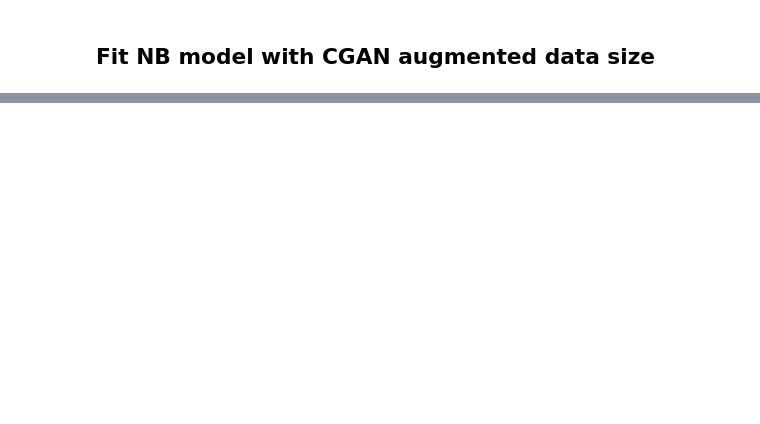
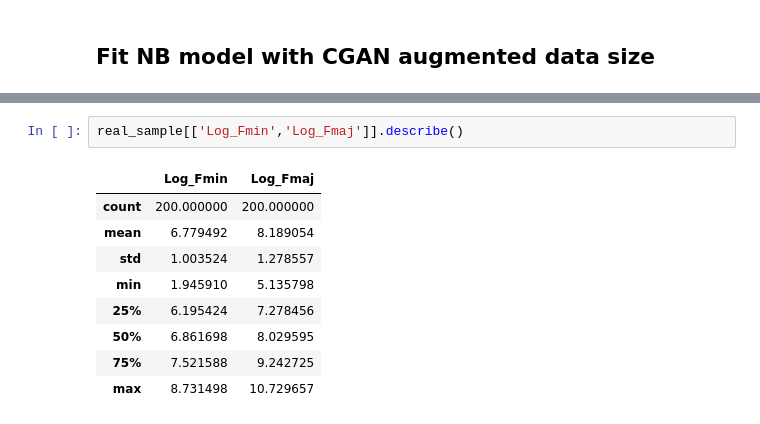
Before and after one commit to mz-zarei/CGAN-Augmentation, a Jupyter notebook: RealDataAugmentation_CGAN.ipynb, the cells around one changed output, grey strips where cells are left out. Drawn from its saved outputs; the diff is of its cells as text; blank space fills up the shorter version.

```diff
--- a/RealDataAugmentation_CGAN.ipynb
+++ b/RealDataAugmentation_CGAN.ipynb
@@ -487,0 +493,12 @@ Index(['Log_Fmin', 'Log_Fmaj', 'Obs', 'Data Type', 'index', 'Geo_ID', 'Name',
+# %%
+real_sample[['Log_Fmin','Log_Fmaj']].describe()
+# %% [output]
+|  | Log_Fmin | Log_Fmaj |
+| count | 200.000000 | 200.000000 |
+| mean | 6.779492 | 8.189054 |
+| std | 1.003524 | 1.278557 |
+| min | 1.945910 | 5.135798 |
+| 25% | 6.195424 | 7.278456 |
+| 50% | 6.861698 | 8.029595 |
+| 75% | 7.521588 | 9.242725 |
+| max | 8.731498 | 10.729657 |
```
Also changed, not shown: parts of 8 cells of this notebook.
